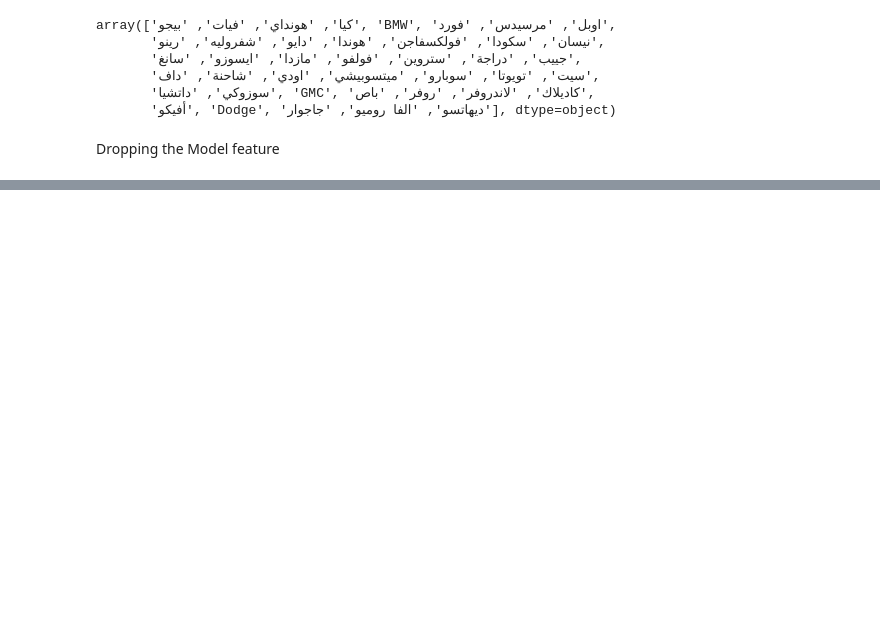
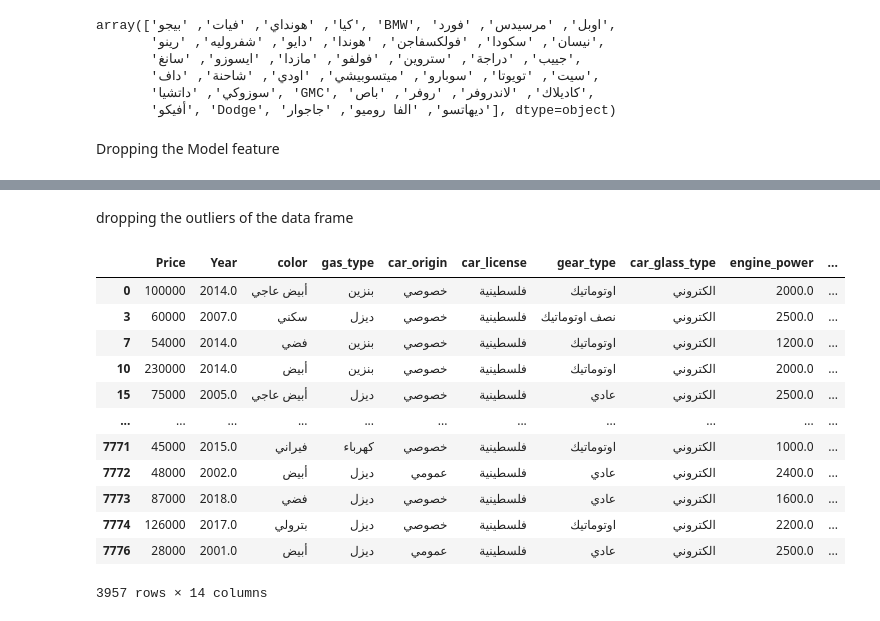
Before and after one commit to saifalaasabelaish/car-price-prediction-system, a Jupyter notebook: data_cleaning_code.ipynb, the cells around one changed output, grey strips where cells are left out. Cells and saved outputs as stored; diff of their text form; code cells hidden in the pictures; blank space fills up the shorter version.

```diff
--- a/data_cleaning_code.ipynb
+++ b/data_cleaning_code.ipynb
@@ -291,0 +237,22 @@ df
+# %% [markdown]
+dropping the outliers of the data frame
+# %%
+z_scores = zscore(df.select_dtypes(include='number'))
+threshold = 3.0
+outlier_mask = (abs(z_scores) > threshold).any(axis=1)
+df = df[~outlier_mask]
+df
+# %% [output]
+|  | Price | Year | color | gas_type | car_origin | car_license | gear_type | car_glass_type | engine_power | ... |
+| 0 | 100000 | 2014.0 | أبيض عاجي | بنزين | خصوصي | فلسطينية | اوتوماتيك | الكتروني | 2000.0 | ... |
+| 3 | 60000 | 2007.0 | سكني | ديزل | خصوصي | فلسطينية | نصف اوتوماتيك | الكتروني | 2500.0 | ... |
+| 7 | 54000 | 2014.0 | فضي | بنزين | خصوصي | فلسطينية | اوتوماتيك | الكتروني | 1200.0 | ... |
+| 10 | 230000 | 2014.0 | أبيض | بنزين | خصوصي | فلسطينية | اوتوماتيك | الكتروني | 2000.0 | ... |
+| 15 | 75000 | 2005.0 | أبيض عاجي | ديزل | خصوصي | فلسطينية | عادي | الكتروني | 2500.0 | ... |
+| ... | ... | ... | ... | ... | ... | ... | ... | ... | ... | ... |
+| 7771 | 45000 | 2015.0 | فيراني | كهرباء | خصوصي | فلسطينية | اوتوماتيك | الكتروني | 1000.0 | ... |
+| 7772 | 48000 | 2002.0 | أبيض | ديزل | عمومي | فلسطينية | عادي | الكتروني | 2400.0 | ... |
+| 7773 | 87000 | 2018.0 | فضي | ديزل | خصوصي | فلسطينية | عادي | الكتروني | 1600.0 | ... |
+| 7774 | 126000 | 2017.0 | بترولي | ديزل | خصوصي | فلسطينية | اوتوماتيك | الكتروني | 2200.0 | ... |
+| 7776 | 28000 | 2001.0 | أبيض | ديزل | عمومي | فلسطينية | عادي | الكتروني | 2500.0 | ... |
+3957 rows × 14 columns
```
Also changed, not shown: parts of 43 cells of this notebook.
